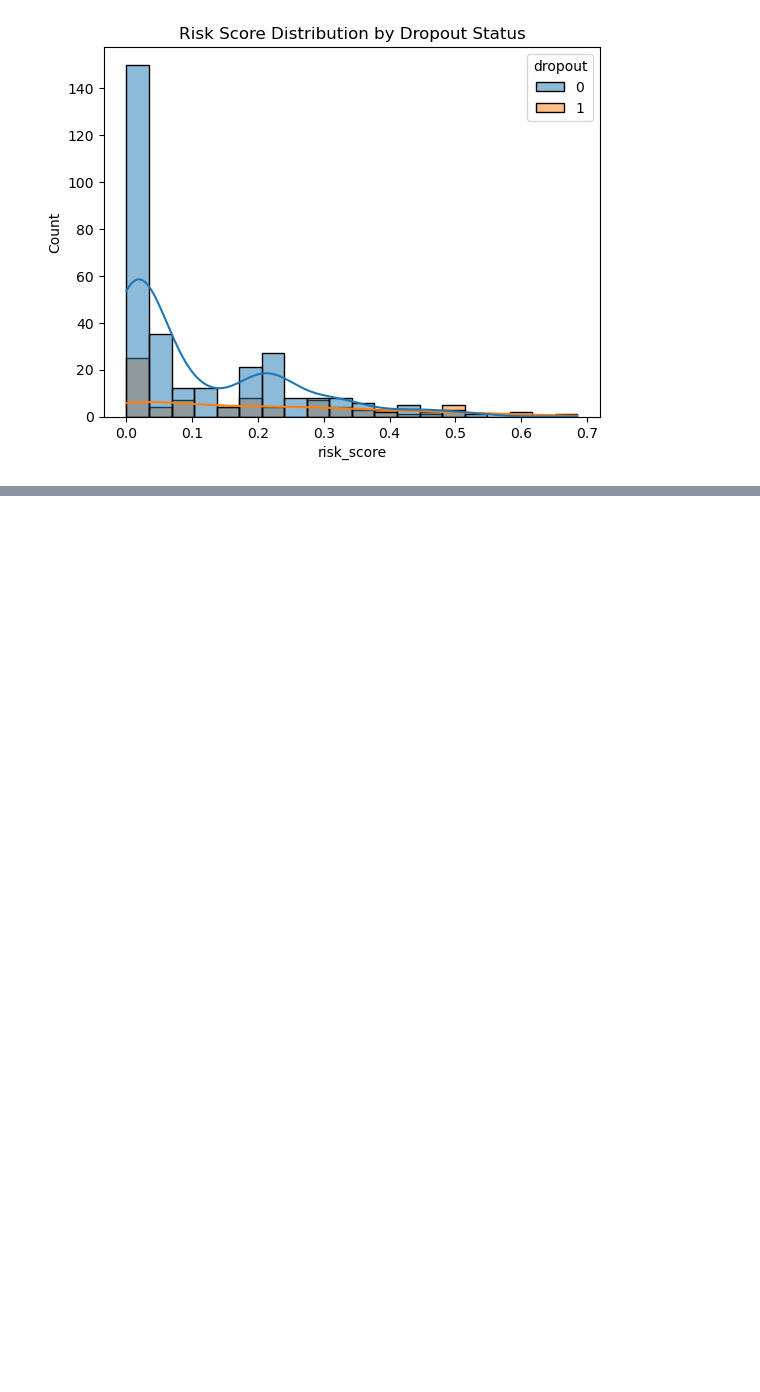
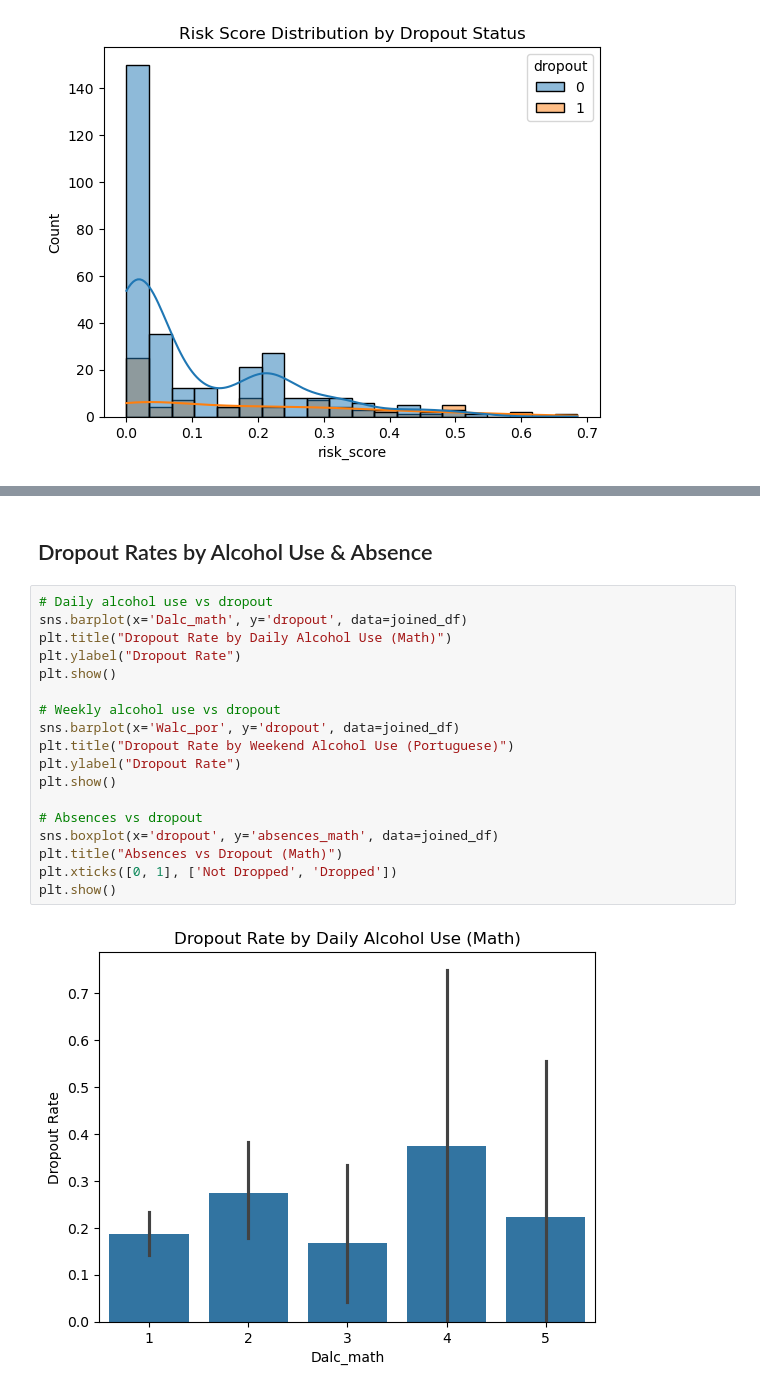
Before and after one commit to ahmad2025-ai/Final-Project, a Jupyter notebook: main-project.ipynb, the cells around one changed output, grey strips where cells are left out. Saved outputs shown, nothing was run; the diff lists cells and outputs as text; blank space fills up the shorter version.

```diff
--- a/main-project.ipynb
+++ b/main-project.ipynb
@@ -667,0 +695,22 @@ joined_df['high_risk'] = joined_df['risk_score'].apply(lambda x: 1 if x > 0.5 el
+# %% [markdown]
+## Dropout Rates by Alcohol Use & Absence
+# %%
+# Daily alcohol use vs dropout
+sns.barplot(x='Dalc_math', y='dropout', data=joined_df)
+plt.title("Dropout Rate by Daily Alcohol Use (Math)")
+plt.ylabel("Dropout Rate")
+plt.show()
+
+# Weekly alcohol use vs dropout
+sns.barplot(x='Walc_por', y='dropout', data=joined_df)
+plt.title("Dropout Rate by Weekend Alcohol Use (Portuguese)")
+plt.ylabel("Dropout Rate")
+plt.show()
+
+# Absences vs dropout
+sns.boxplot(x='dropout', y='absences_math', data=joined_df)
+plt.title("Absences vs Dropout (Math)")
+plt.xticks([0, 1], ['Not Dropped', 'Dropped'])
+plt.show()
+# %% [output]
+[figure, added]
```
Also changed, not shown: parts of 44 cells of this notebook, 5 other files.
